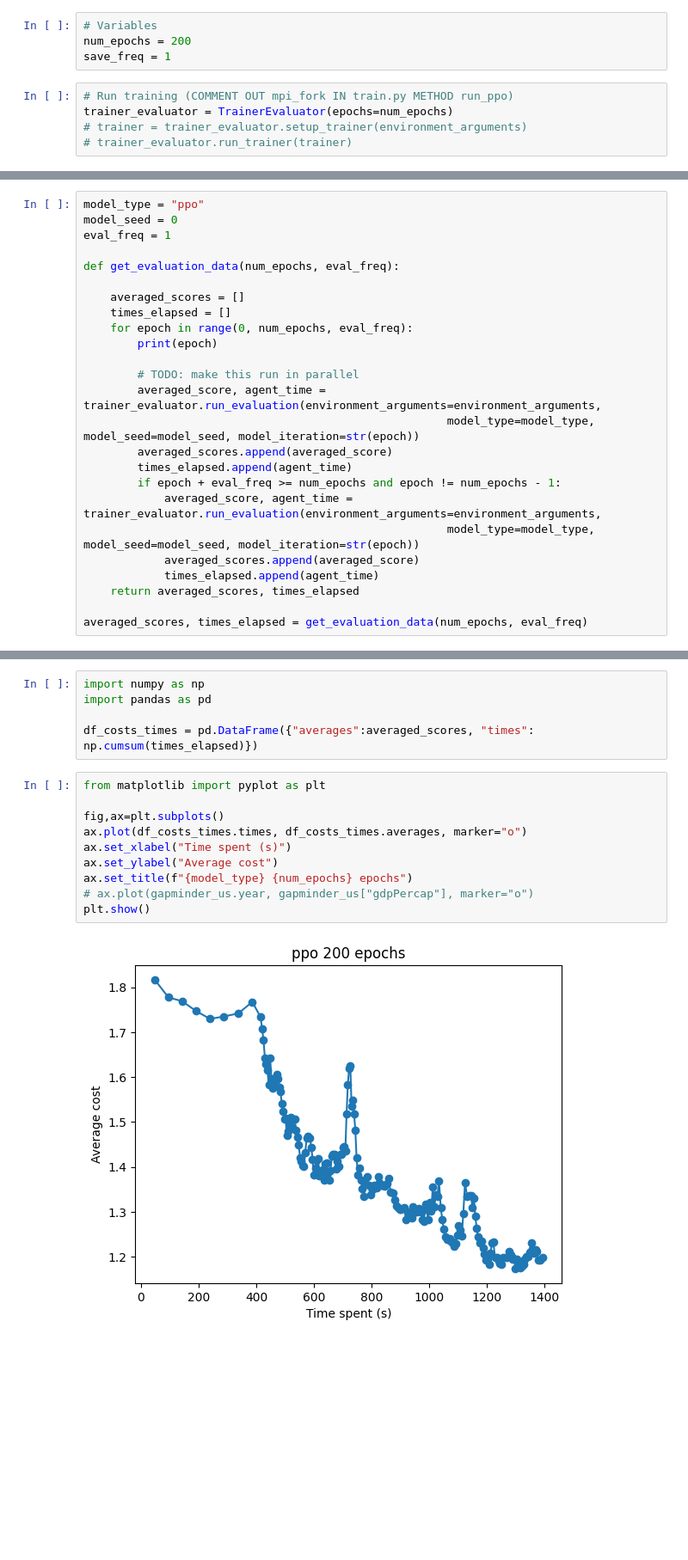
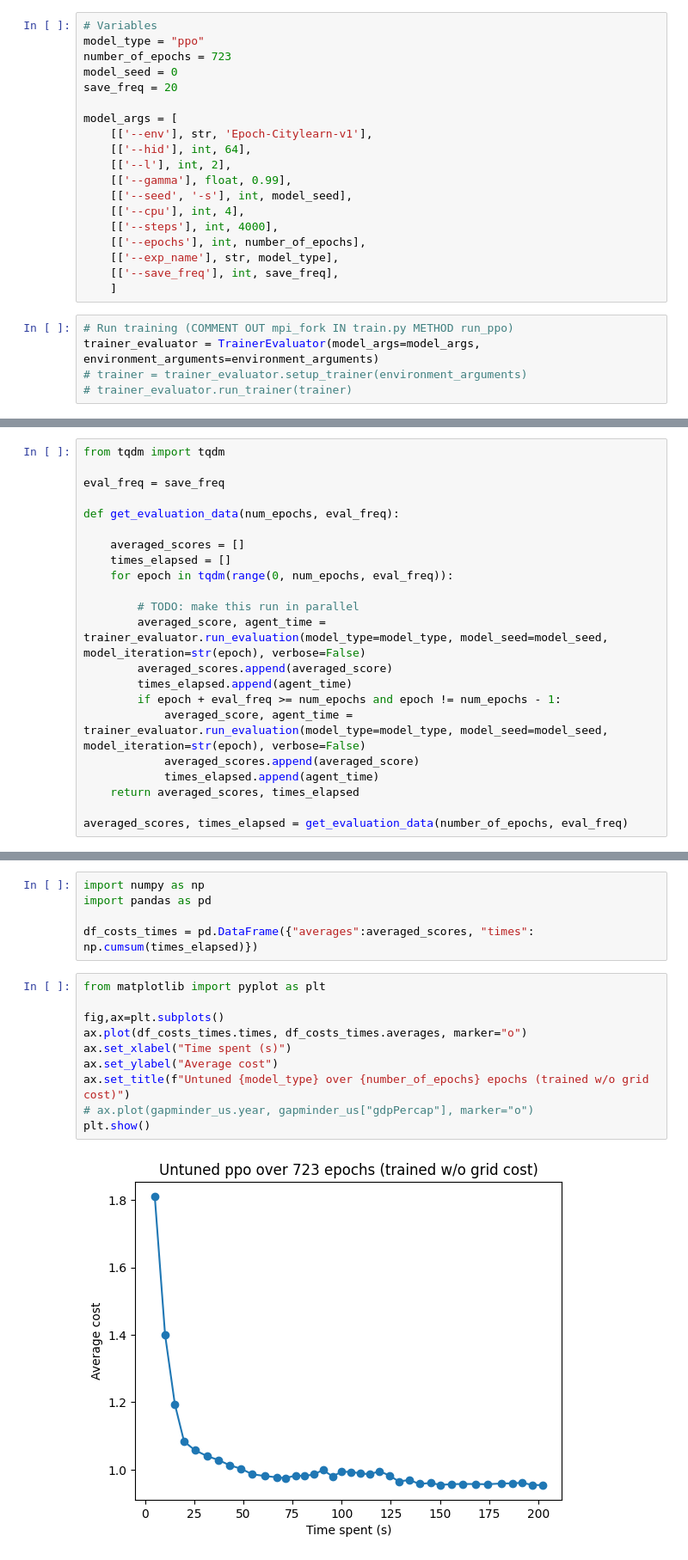
Before and after one commit to TeamEpochGithub/citylearn2022, a Jupyter notebook: analysis/compare_algorithms.ipynb, the cells around one changed output, grey strips where cells are left out. Shown: that part at 86% size. Cells and saved outputs as stored; diff of their text form; blank space fills up the shorter version.

Commit message:
add verbosity to evaluation and clean up

```diff
--- a/analysis/compare_algorithms.ipynb
+++ b/analysis/compare_algorithms.ipynb
@@ -17,12 +19,27 @@ building_args = ["non_shiftable_load",
                  "net_electricity_consumption"]
 
 environment_arguments = get_environment_arguments(district_args, building_args)
-# %%
-# Variables
-num_epochs = 200
-save_freq = 1
+# %%
+# Variables
+model_type = "ppo"
+number_of_epochs = 723
+model_seed = 0
+save_freq = 20
+
+model_args = [
+    [['--env'], str, 'Epoch-Citylearn-v1'],
+    [['--hid'], int, 64],
+    [['--l'], int, 2],
+    [['--gamma'], float, 0.99],
+    [['--seed', '-s'], int, model_seed],
+    [['--cpu'], int, 4],
+    [['--steps'], int, 4000],
+    [['--epochs'], int, number_of_epochs],
+    [['--exp_name'], str, model_type],
+    [['--save_freq'], int, save_freq],
+    ]
 # %%
 # Run training (COMMENT OUT mpi_fork IN train.py METHOD run_ppo)
-trainer_evaluator = TrainerEvaluator(epochs=num_epochs)
+trainer_evaluator = TrainerEvaluator(model_args=model_args, environment_arguments=environment_arguments)
 # trainer = trainer_evaluator.setup_trainer(environment_arguments)
 # trainer_evaluator.run_trainer(trainer)
@@ -64,25 +46,22 @@ C:\Users\philip\Storage\Epoch\citylearn-2022-starter-kit\traineval\training\spin
 # %%
-model_type = "ppo"
-model_seed = 0
-eval_freq = 1
+from tqdm import tqdm
+
+eval_freq = save_freq
 
 def get_evaluation_data(num_epochs, eval_freq):
 
     averaged_scores = []
     times_elapsed = []
-    for epoch in range(0, num_epochs, eval_freq):
-        print(epoch)
+    for epoch in tqdm(range(0, num_epochs, eval_freq)):
 
         # TODO: make this run in parallel
-        averaged_score, agent_time = trainer_evaluator.run_evaluation(environment_arguments=environment_arguments,
-                                                      model_type=model_type, model_seed=model_seed, model_iteration=str(epoch))
+        averaged_score, agent_time = trainer_evaluator.run_evaluation(model_type=model_type, model_seed=model_seed, model_iteration=str(epoch), verbose=False)
         averaged_scores.append(averaged_score)
         times_elapsed.append(agent_time)
         if epoch + eval_freq >= num_epochs and epoch != num_epochs - 1:
-            averaged_score, agent_time = trainer_evaluator.run_evaluation(environment_arguments=environment_arguments,
-                                                      model_type=model_type, model_seed=model_seed, model_iteration=str(epoch))
+            averaged_score, agent_time = trainer_evaluator.run_evaluation(model_type=model_type, model_seed=model_seed, model_iteration=str(epoch), verbose=False)
             averaged_scores.append(averaged_score)
             times_elapsed.append(agent_time)
     return averaged_scores, times_elapsed
 
-averaged_scores, times_elapsed = get_evaluation_data(num_epochs, eval_freq)
+averaged_scores, times_elapsed = get_evaluation_data(number_of_epochs, eval_freq)
@@ -120,12 +79,12 @@ df_costs_times = pd.DataFrame({"averages":averaged_scores, "times": np.cumsum(ti
 # %%
 from matplotlib import pyplot as plt
 
 fig,ax=plt.subplots()
 ax.plot(df_costs_times.times, df_costs_times.averages, marker="o")
 ax.set_xlabel("Time spent (s)")
 ax.set_ylabel("Average cost")
-ax.set_title(f"{model_type} {num_epochs} epochs")
+ax.set_title(f"Untuned {model_type} over {number_of_epochs} epochs (trained w/o grid cost)")
 # ax.plot(gapminder_us.year, gapminder_us["gdpPercap"], marker="o")
 plt.show()
 # %% [output]
-[figure, old version]
+[figure, new version]
```
Also changed, not shown: parts of 4 cells of this notebook, 16 other files.
